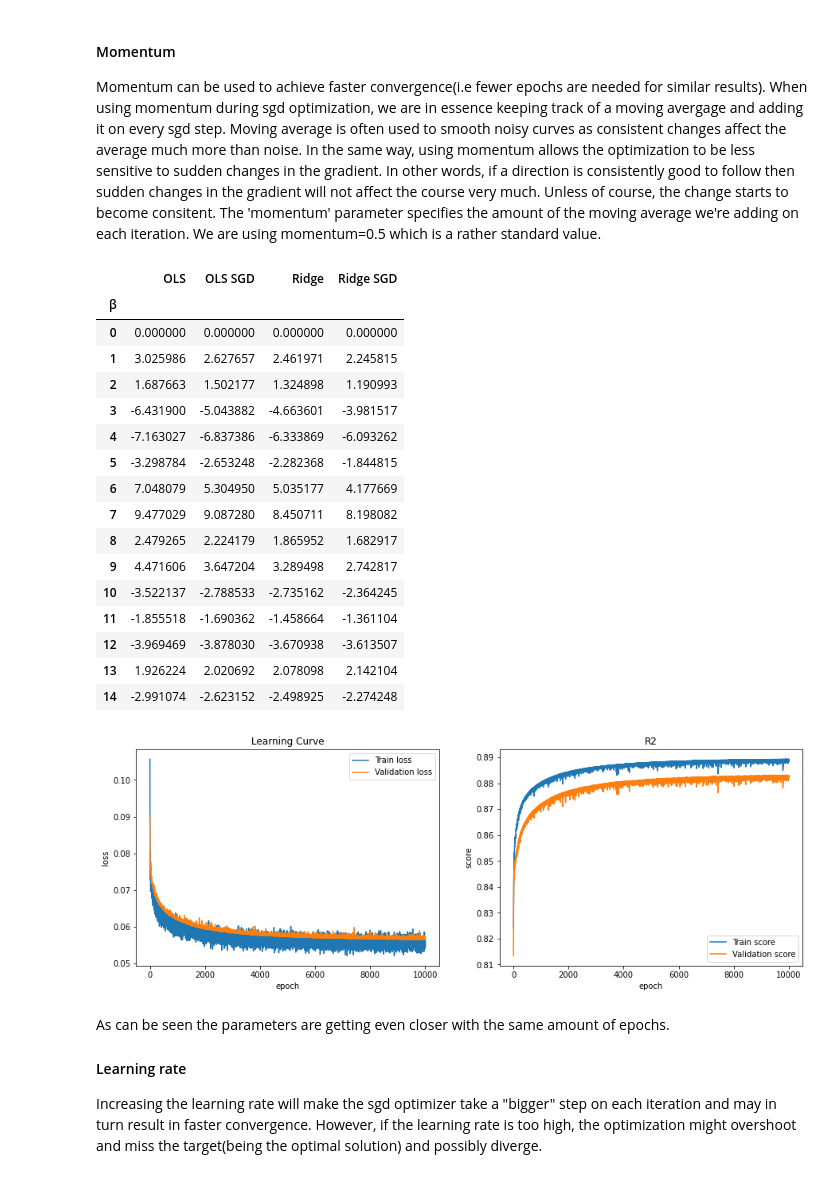
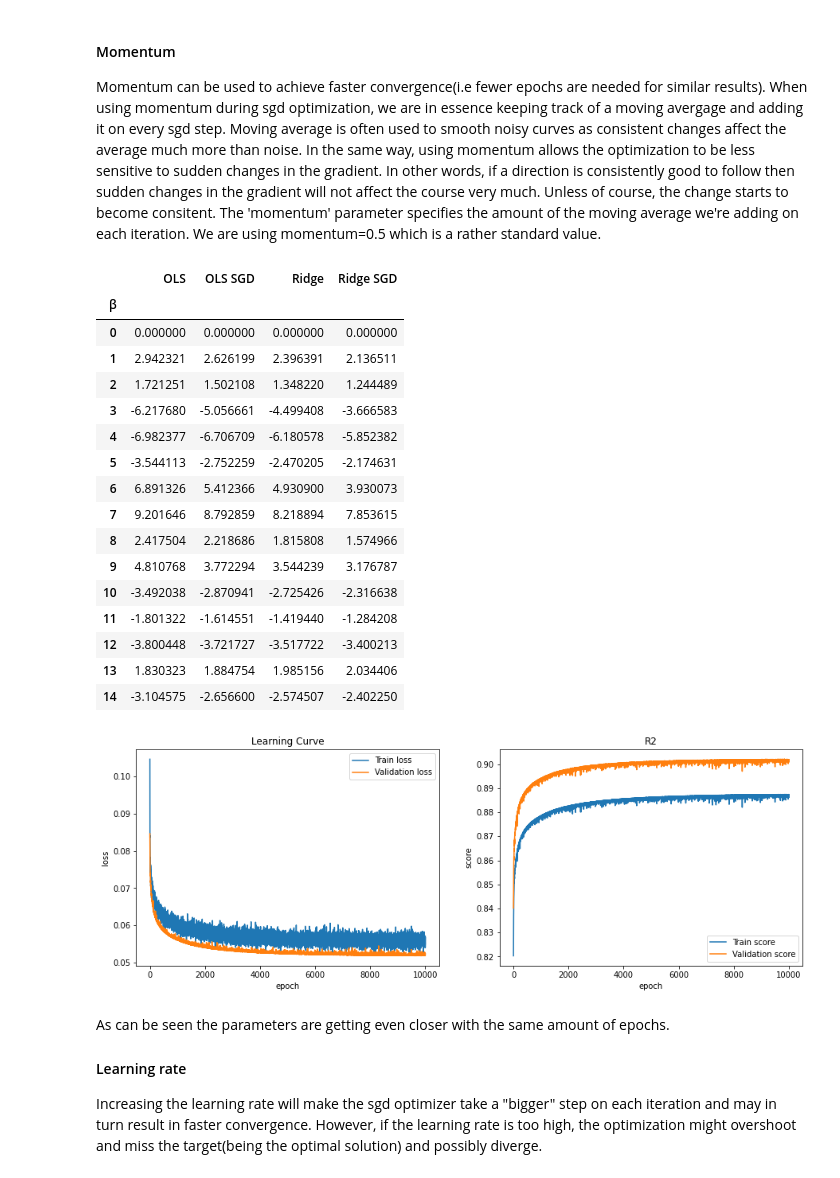
Before and after one commit to oliverif/FYS-STK4155-project2, a Jupyter notebook: notebooks/Reports/Part a.ipynb, the cells around one changed output. Drawn from its saved outputs; the diff is of its cells as text; code cells hidden in the pictures.

```diff
--- a/notebooks/Reports/Part a.ipynb
+++ b/notebooks/Reports/Part a.ipynb
@@ -146,25 +149,43 @@ X_test = X_scl.transform(X_test)
 z_train = z_scl.transform(z_train)
 z_test = z_scl.transform(z_test)
 
+#OLS
 ols =LinReg(regularization = None).fit(X_train,z_train)
 ridge = LinReg(regularization = 'l2', lmb = lmb).fit(X_train,z_train)
+#Predict test and train
+z_tilde_ols = ols.predict(X_train)
+z_pred_ols = ols.predict(X_test)
+z_tilde_ridge = ridge.predict(X_train)
+z_pred_ridge = ridge.predict(X_test)
+#Score the models
+train_mse_ols, train_r2_ols = MSE_R2(z_train,z_tilde_ols)
+test_mse_ols, test_r2_ols = MSE_R2(z_test ,z_pred_ols)
+train_mse_ridge, train_r2_ridge = MSE_R2(z_train,z_tilde_ols)
+test_mse_ridge, test_r2_ridge = MSE_R2(z_test ,z_pred_ols)
+#Printing the scores
+print('OLS train[MSE,R2]:',(train_mse_ols, train_r2_ols), '\nOLS test[MSE,R2]:',(test_mse_ols, test_r2_ols))
+print('Ridge train[MSE,R2]:',(train_mse_ridge, train_r2_ridge), '\nRidge test[MSE,R2]:',(test_mse_ridge, test_r2_ridge))
 
+#SGD OLS
 lmb = 0.1
 batch_size = 64
 n_epochs = 100
 lr0 = 0.01
+val_fraction = 0
 #initialize SGD linreg
 sgd_ols = SGD_linreg(regularization = None,
                      momentum= 0,
                      lr0=lr0,
                      batch_size = batch_size,
                      n_epochs = n_epochs,
+                     val_fraction = val_fraction
                      )
 sgd_ridge = SGD_linreg(regularization = 'l2',lmb=0.001,
                        momentum= 0,
                        lr0=lr0,
                        batch_size = batch_size,
-                       n_epochs = n_epochs
+                       n_epochs = n_epochs,
+                       val_fraction=val_fraction
                        )
 
 #Fit sgd optimizer
@@ -304,42 +325,43 @@ Momentum can be used to achieve faster convergence(i.e fewer epochs are needed f
 The 'momentum' parameter specifies the amount of the moving average we're adding on each iteration. We are using momentum=0.5 which is a rather standard value.
 # %%
 n_epochs = 10000
+batch_size = 64
 
-sgd_ols.set_params(n_epochs = n_epochs, momentum=0.5)
-sgd_ridge.set_params(n_epochs = n_epochs, momentum=0.5)
+sgd_ols.set_params(batch_size=batch_size,n_epochs = n_epochs, momentum=0.5)
+sgd_ridge.set_params(batch_size=batch_size,n_epochs = n_epochs, momentum=0.5)
 
 #Refit the models
 sgd_ols.fit(X_train,z_train)
 sgd_ridge.fit(X_train,z_train)
 
 #Print parameters
 df = pd.DataFrame(np.column_stack((ols.beta,sgd_ols.beta,ridge.beta,sgd_ridge.beta)),
                   columns=['OLS','OLS SGD', 'Ridge','Ridge SGD'])
 df.index.name = 'β'
 fig,(ax1,ax2) =plt.subplots(1,2)
 fig.set_size_inches(15,5)
 sgd_ols.plot_loss('Learning Curve',ax1)
 sgd_ols.plot_score('R2',ax2)
 df
 # %% [output]
 |  | OLS | OLS SGD | Ridge | Ridge SGD |
 | β |  |  |  |  |
 | 0 | 0.000000 | 0.000000 | 0.000000 | 0.000000 |
-| 1 | 3.025986 | 2.627657 | 2.461971 | 2.245815 |
-| 2 | 1.687663 | 1.502177 | 1.324898 | 1.190993 |
-| 3 | -6.431900 | -5.043882 | -4.663601 | -3.981517 |
-| 4 | -7.163027 | -6.837386 | -6.333869 | -6.093262 |
-| 5 | -3.298784 | -2.653248 | -2.282368 | -1.844815 |
-| 6 | 7.048079 | 5.304950 | 5.035177 | 4.177669 |
-| 7 | 9.477029 | 9.087280 | 8.450711 | 8.198082 |
-| 8 | 2.479265 | 2.224179 | 1.865952 | 1.682917 |
-| 9 | 4.471606 | 3.647204 | 3.289498 | 2.742817 |
-| 10 | -3.522137 | -2.788533 | -2.735162 | -2.364245 |
-| 11 | -1.855518 | -1.690362 | -1.458664 | -1.361104 |
-| 12 | -3.969469 | -3.878030 | -3.670938 | -3.613507 |
-| 13 | 1.926224 | 2.020692 | 2.078098 | 2.142104 |
-| 14 | -2.991074 | -2.623152 | -2.498925 | -2.274248 |
+| 1 | 2.942321 | 2.626199 | 2.396391 | 2.136511 |
+| 2 | 1.721251 | 1.502108 | 1.348220 | 1.244489 |
+| 3 | -6.217680 | -5.056661 | -4.499408 | -3.666583 |
+| 4 | -6.982377 | -6.706709 | -6.180578 | -5.852382 |
+| 5 | -3.544113 | -2.752259 | -2.470205 | -2.174631 |
+| 6 | 6.891326 | 5.412366 | 4.930900 | 3.930073 |
+| 7 | 9.201646 | 8.792859 | 8.218894 | 7.853615 |
+| 8 | 2.417504 | 2.218686 | 1.815808 | 1.574966 |
+| 9 | 4.810768 | 3.772294 | 3.544239 | 3.176787 |
+| 10 | -3.492038 | -2.870941 | -2.725426 | -2.316638 |
+| 11 | -1.801322 | -1.614551 | -1.419440 | -1.284208 |
+| 12 | -3.800448 | -3.721727 | -3.517722 | -3.400213 |
+| 13 | 1.830323 | 1.884754 | 1.985156 | 2.034406 |
+| 14 | -3.104575 | -2.656600 | -2.574507 | -2.402250 |
-[figure, old version]
+[figure, new version]
 # %% [markdown]
 As can be seen the parameters are getting even closer with the same amount of epochs.
 
```
Also changed, not shown: parts of 30 cells of this notebook, 2 other files.
